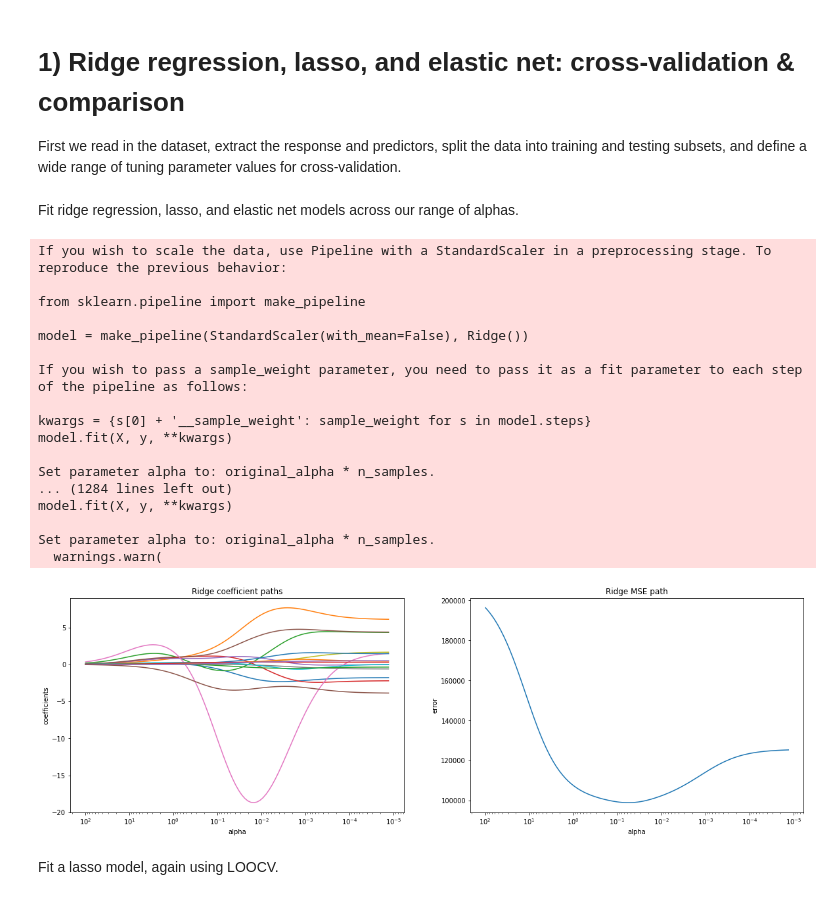
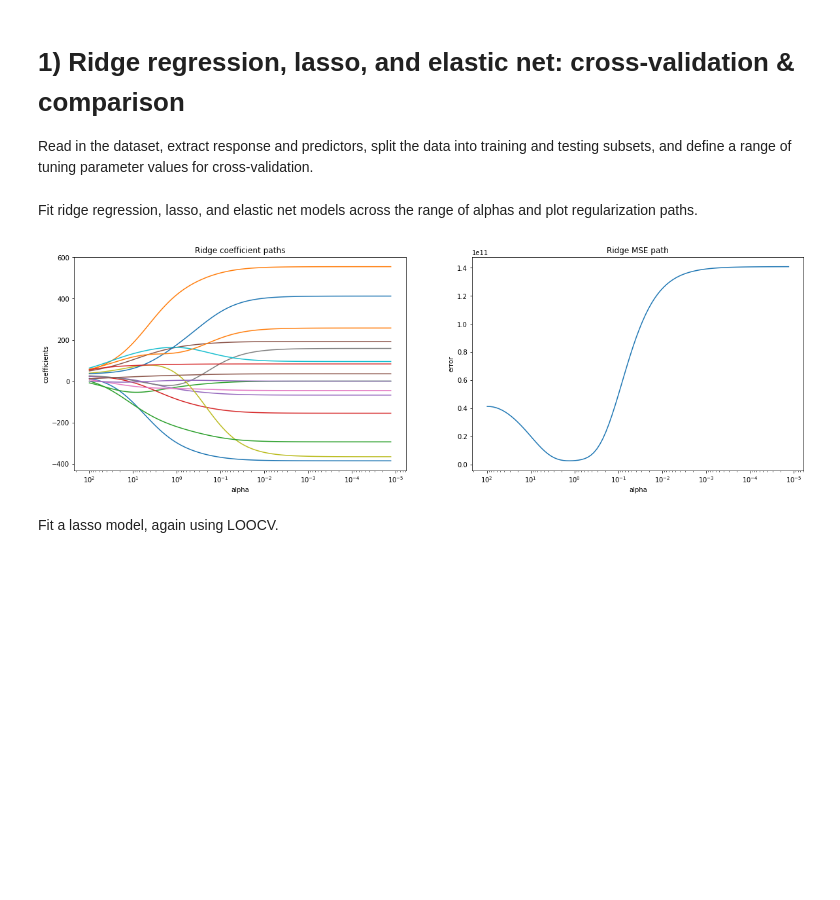
Before and after one commit to w-bonelli/STAT8330, a Jupyter notebook: notebooks/hw4/hw4_solutions.ipynb, the cells around one changed output. Cells and saved outputs as stored; diff of their text form; code cells hidden in the pictures; blank space fills up the shorter version.

```diff
--- a/notebooks/hw4/hw4_solutions.ipynb
+++ b/notebooks/hw4/hw4_solutions.ipynb
@@ -1,7 +1,7 @@
 # %% [markdown]
 # 1) Ridge regression, lasso, and elastic net: cross-validation & comparison
 
-First we read in the dataset, extract the response and predictors, split the data into training and testing subsets, and define a wide range of tuning parameter values for cross-validation.
+Read in the dataset, extract response and predictors, split the data into training and testing subsets, and define a range of tuning parameter values for cross-validation.
 # %%
 import numpy as np
 import pandas as pd
@@ -30,62 +35,53 @@ X_train, X_test, y_train, y_test = train_test_split(X, y, test_size=0.33)
 # create a range of alpha values
 alphas = 14**np.linspace(2,-4,100)*0.5
 # %% [markdown]
-Fit ridge regression, lasso, and elastic net models across our range of alphas.
+Fit ridge regression, lasso, and elastic net models across the range of alphas and plot regularization paths.
 # %%
 # plotting code adapted from https://scikit-learn.org/stable/auto_examples/linear_model/plot_ridge_coeffs.html#sphx-glr-auto-examples-linear-model-plot-ridge-coeffs-py
 
 from sklearn.metrics import mean_squared_error
 from sklearn.linear_model import Ridge, RidgeCV, Lasso, LassoCV, ElasticNet, ElasticNetCV, lars_path
+from sklearn.preprocessing import StandardScaler, Normalizer
 
-ridge = Ridge(normalize=True)
+# ridge = Ridge(normalize=True)
+ridge = Ridge()
 ridge_coefs = []
 ridge_errors = []
 
 for a in alphas:
     ridge.set_params(alpha=a)
-    ridge.fit(X_train, y_train)
+    sc = StandardScaler()
+    # ridge.fit(X_train, y_train)
+    ridge.fit(sc.fit_transform(X_train), y_train)
     ridge_coefs.append(ridge.coef_)
     ridge_errors.append(mean_squared_error(y_test, ridge.predict(X_test)))
 
 plt.figure(figsize=(20, 6))
+
+# coefficient paths
 plt.subplot(121)
 ax = plt.gca()
 ax.plot(alphas, ridge_coefs)
 ax.set_xscale("log")
 plt.xlabel("alpha")
 plt.ylabel("coefficients")
 ax.invert_xaxis()
 plt.title("Ridge coefficient paths")
 plt.axis("tight")
+
+# MSE path
 plt.subplot(122)
 ax = plt.gca()
 ax.plot(alphas, ridge_errors)
 ax.set_xscale("log")
 plt.xlabel("alpha")
 plt.ylabel("error")
 ax.invert_xaxis()
 plt.title("Ridge MSE path")
 plt.axis("tight")
 plt.show()
 # %% [output]
-If you wish to scale the data, use Pipeline with a StandardScaler in a preprocessing stage. To reproduce the previous behavior:
-
-from sklearn.pipeline import make_pipeline
-
-model = make_pipeline(StandardScaler(with_mean=False), Ridge())
-
-If you wish to pass a sample_weight parameter, you need to pass it as a fit parameter to each step of the pipeline as follows:
-
-kwargs = {s[0] + '__sample_weight': sample_weight for s in model.steps}
-model.fit(X, y, **kwargs)
-
-Set parameter alpha to: original_alpha * n_samples.
-... (1284 lines left out)
-model.fit(X, y, **kwargs)
-
-Set parameter alpha to: original_alpha * n_samples.
-  warnings.warn(
-[figure, old version]
+[figure, new version]
 # %% [markdown]
 Fit a lasso model, again using LOOCV.
 # %%
```
Also changed, not shown: parts of 1 cell of this notebook.
